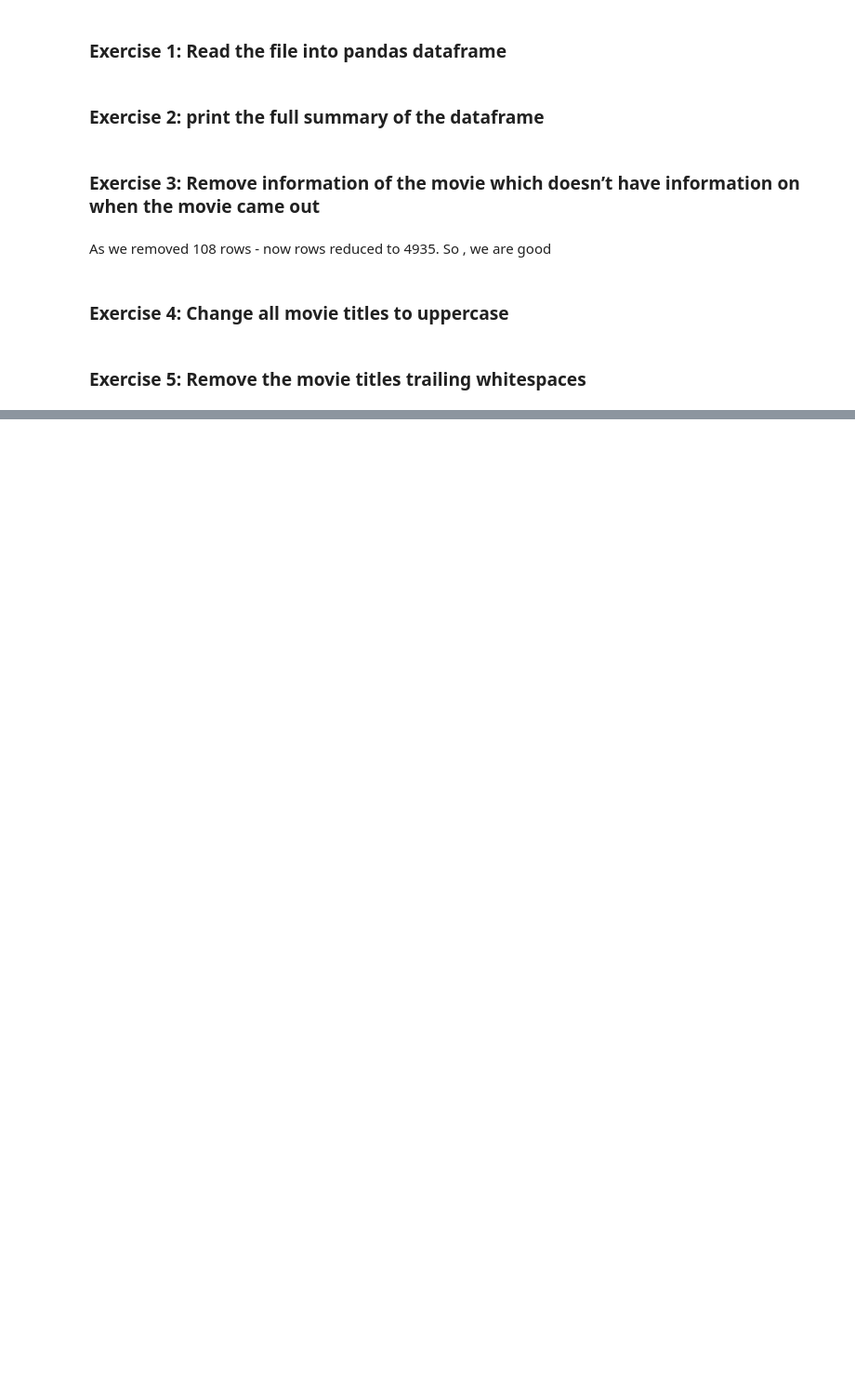
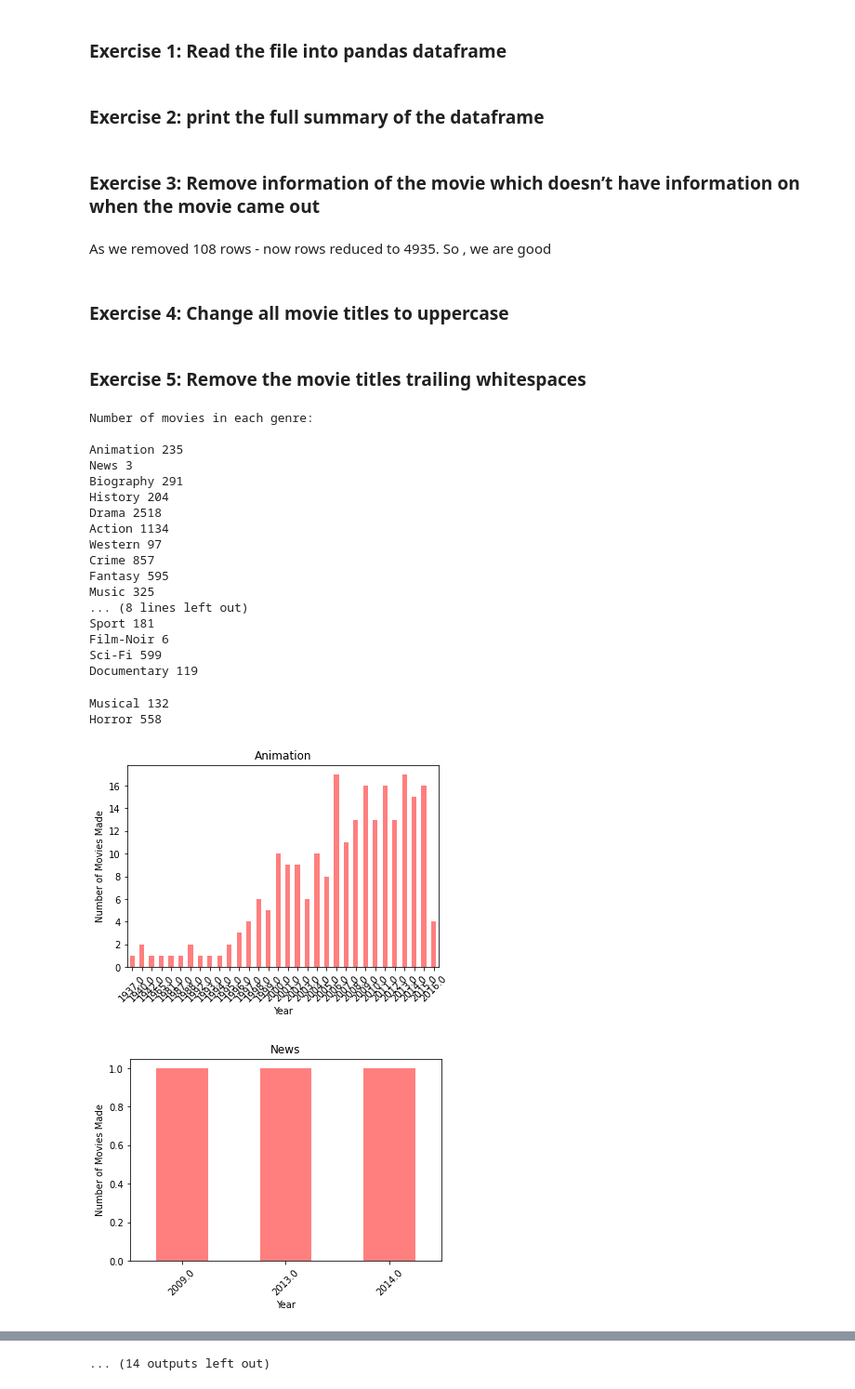
Before and after one commit to mmaruthi/TalentSprintPython-, a Jupyter notebook: Py4AIML_Assignment_05.ipynb, the cells around one changed output, grey strips where cells are left out. Shown at 93% size. Drawn from its saved outputs; the diff is of its cells as text; code cells hidden in the pictures; blank space fills up the shorter version.

```diff
--- a/Py4AIML_Assignment_05.ipynb
+++ b/Py4AIML_Assignment_05.ipynb
@@ -72,9 +72,42 @@ import itertools
 individual_genres = []
 for genre in unique_genres:
     individual_genres.append(genre.split('|'))
-    individual_genres.append(genre.split(','))
+    #individual_genres.append(genre.split(','))
 
 individual_genres = list(itertools.chain.from_iterable(individual_genres))
 individual_genres = set(individual_genres)
 
 individual_genres
+# %%
+print('Number of movies in each genre: \n')
+
+for genre in individual_genres:
+    current_genre = df['genres'].str.contains(genre).fillna(False)
+    plt.figure()
+    plt.xlabel('Year')
+    plt.ylabel('Number of Movies Made')
+    plt.title(str(genre))
+    df[current_genre].title_year.value_counts().sort_index().plot(kind='bar', color='r', alpha=0.5, rot=45)
+    print(genre, len(df[current_genre]))
+# %% [output]
+Number of movies in each genre:
+
+Animation 235
+News 3
+Biography 291
+History 204
+Drama 2518
+Action 1134
+Western 97
+Crime 857
+Fantasy 595
+Music 325
+... (8 lines left out)
+Sport 181
+Film-Noir 6
+Sci-Fi 599
+Documentary 119
+Musical 132
+Horror 558
+[figure, added]
+[figure, added]
@@ -80,0 +122 @@ individual_genres
+... (14 outputs left out)
```
Also changed, not shown: parts of 1 cell of this notebook.
